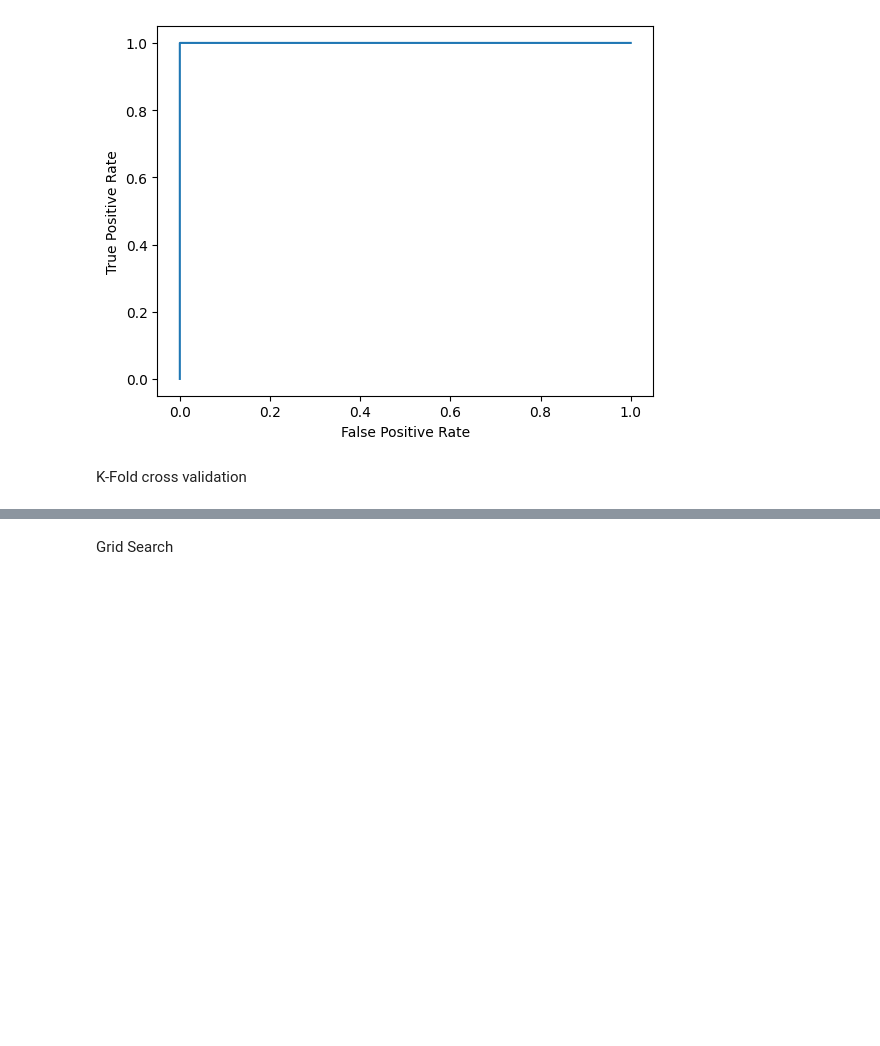
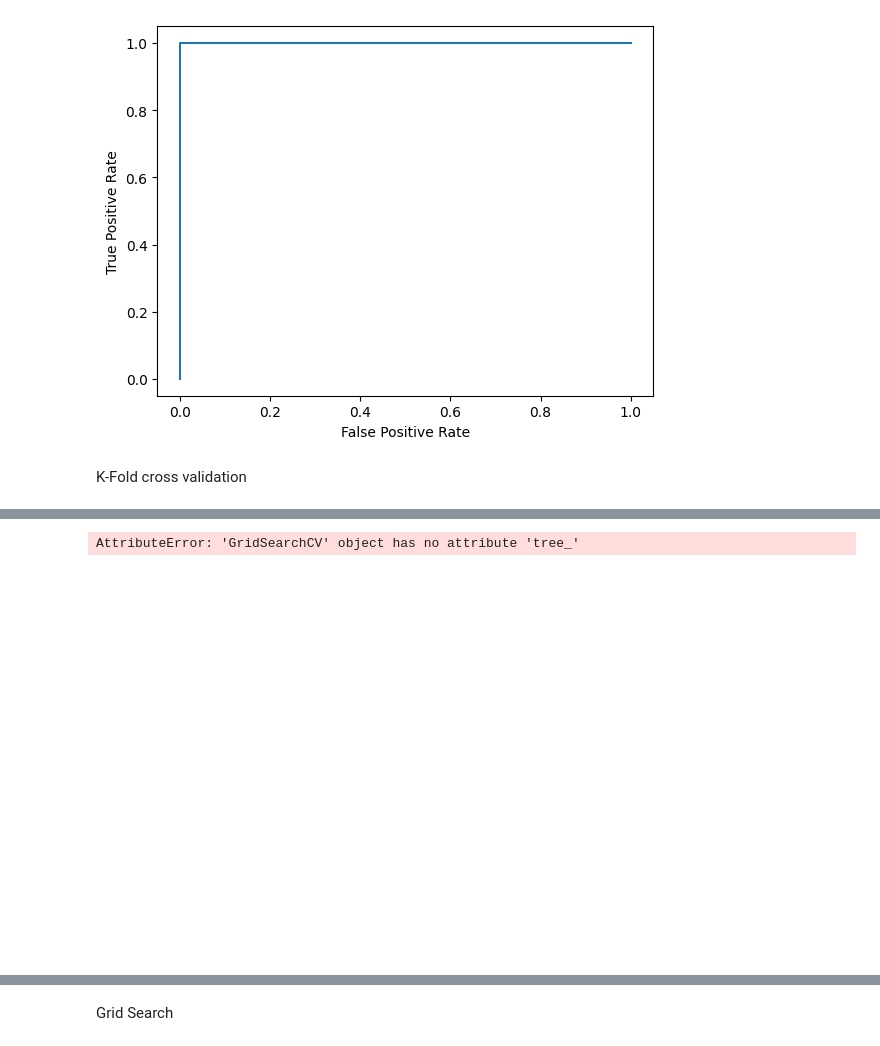
Before and after one commit to gabriale99/Data245PROJECT, a Jupyter notebook: decision_tree.ipynb, the cells around one changed output, grey strips where cells are left out. Cells and saved outputs as stored; diff of their text form; code cells hidden in the pictures; blank space fills up the shorter version.

```diff
--- a/decision_tree.ipynb
+++ b/decision_tree.ipynb
@@ -251,3 +255,10 @@ Training time: 2.0516624
+# %%
+tree.plot_tree(dtc_5_fold, feature_names=['Timestamp', 'CAN ID', 'DATA0', 'DATA3', 'DATA5', 'DATA7'],
+                   class_names=['0', '1'],
+                   filled=True)
+# %% [output]
+AttributeError: 'GridSearchCV' object has no attribute 'tree_'
+[figure, added]
 # %%
 y_pred_k_fold = dtc_5_fold.predict(X_test)
 print(
```
Also changed, not shown: parts of 15 cells of this notebook, 1 other file.
